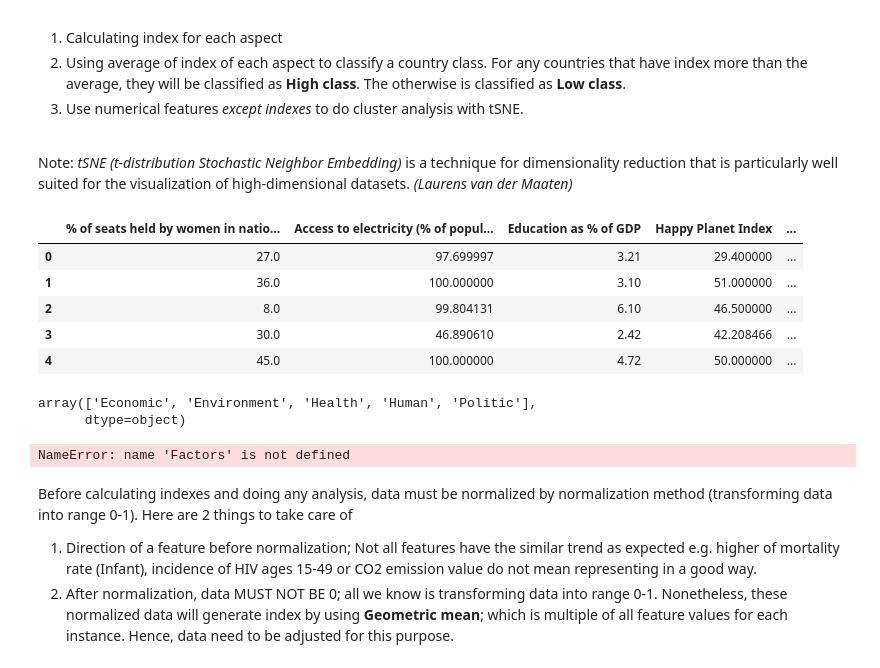
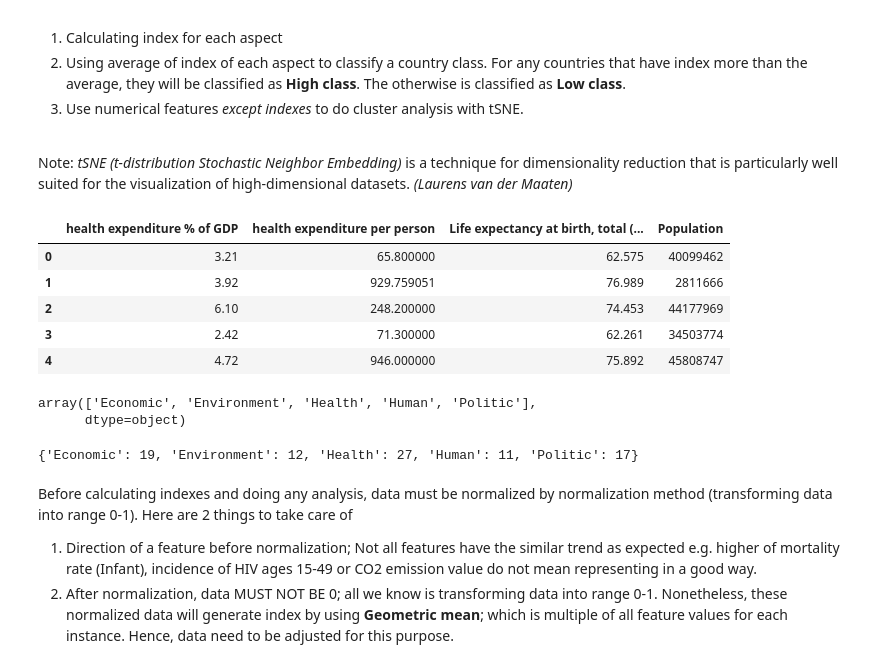
Before and after one commit to supawichO/Clustering_Our_World_with_TSNE, a Jupyter notebook: world_data_dev_ENG.ipynb, the cells around one changed output. Cells and saved outputs as stored; diff of their text form; code cells hidden in the pictures.

```diff
--- a/world_data_dev_ENG.ipynb
+++ b/world_data_dev_ENG.ipynb
@@ -101,27 +101,27 @@ After finished imputating data, the next step is calculating index of each aspec
 Note: <em>tSNE (t-distribution Stochastic Neighbor Embedding)</em> is a technique for dimensionality reduction that is particularly well suited for the visualization of high-dimensional datasets. <em>(Laurens van der Maaten)
 # %%
 # Load world_source_ana_MICEimputed and Factors: df, factors
-df = pd.read_csv('datasets/world_source_ana_MICEimputed.csv', encoding='cp1252')
+df = pd.read_csv('data_for_dev/without_tsne_and_indexed/world_data_imputed.csv', encoding='cp1252')
 factors = pd.read_csv('data_for_dev/without_tsne_and_indexed/factors.csv')
 # Assign features to factors
-Factors = ['Economic', 'Environment', 'Health', 'Human', 'Politic', 'All']
+Factors = ['Economic', 'Environment', 'Health', 'Human', 'Politic']
 
-display(df[list(factors[(factors['Factor'] == Factors[3]) & (factors['Direction'] == 'D')]['Columns'])].head())
+display(df[list(factors[(factors['Factor'] == Factors[2]) & (factors['Direction'] == 'D')]['Columns'])].head())
 factors['Factor'].unique()
 # %% [output]
-|  | % of seats held by women in natio... | Access to electricity (% of popul... | Education as % of GDP | Happy Planet Index | ... |
-| 0 | 27.0 | 97.699997 | 3.21 | 29.400000 | ... |
-| 1 | 36.0 | 100.000000 | 3.10 | 51.000000 | ... |
-| 2 | 8.0 | 99.804131 | 6.10 | 46.500000 | ... |
-| 3 | 30.0 | 46.890610 | 2.42 | 42.208466 | ... |
-| 4 | 45.0 | 100.000000 | 4.72 | 50.000000 | ... |
+|  | health expenditure % of GDP | health expenditure per person | Life expectancy at birth, total (... | Population |
+| 0 | 3.21 | 65.800000 | 62.575 | 40099462 |
+| 1 | 3.92 | 929.759051 | 76.989 | 2811666 |
+| 2 | 6.10 | 248.200000 | 74.453 | 44177969 |
+| 3 | 2.42 | 71.300000 | 62.261 | 34503774 |
+| 4 | 4.72 | 946.000000 | 75.892 | 45808747 |
 array(['Economic', 'Environment', 'Health', 'Human', 'Politic'],
       dtype=object)
 # %%
 # Check how many features of each aspect
 dict(zip(Factors, [len(factors[factors['Factor'] == i]['Columns']) for i in Factors]))
 # %% [output]
-NameError: name 'Factors' is not defined
+{'Economic': 19, 'Environment': 12, 'Health': 27, 'Human': 11, 'Politic': 17}
 # %% [markdown]
 Before calculating indexes and doing any analysis, data must be normalized by normalization method (transforming data into range 0-1). Here are 2 things to take care of
 1. Direction of a feature before normalization; Not all features have the similar trend as expected e.g. higher of mortality rate (Infant), incidence of HIV ages 15-49 or CO2 emission value do not mean representing in a good way.
```
Also changed, not shown: parts of 6 cells of this notebook, 1 other file.
